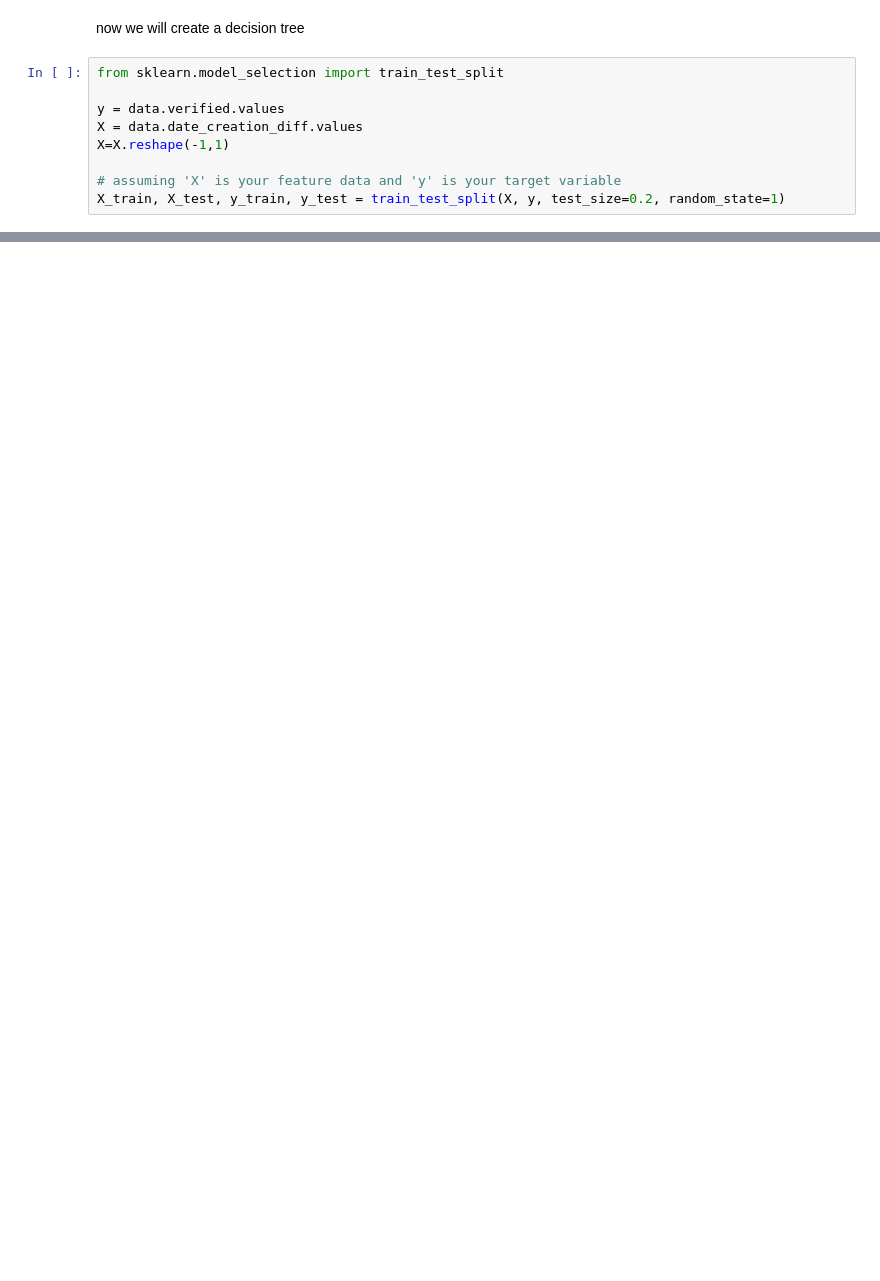
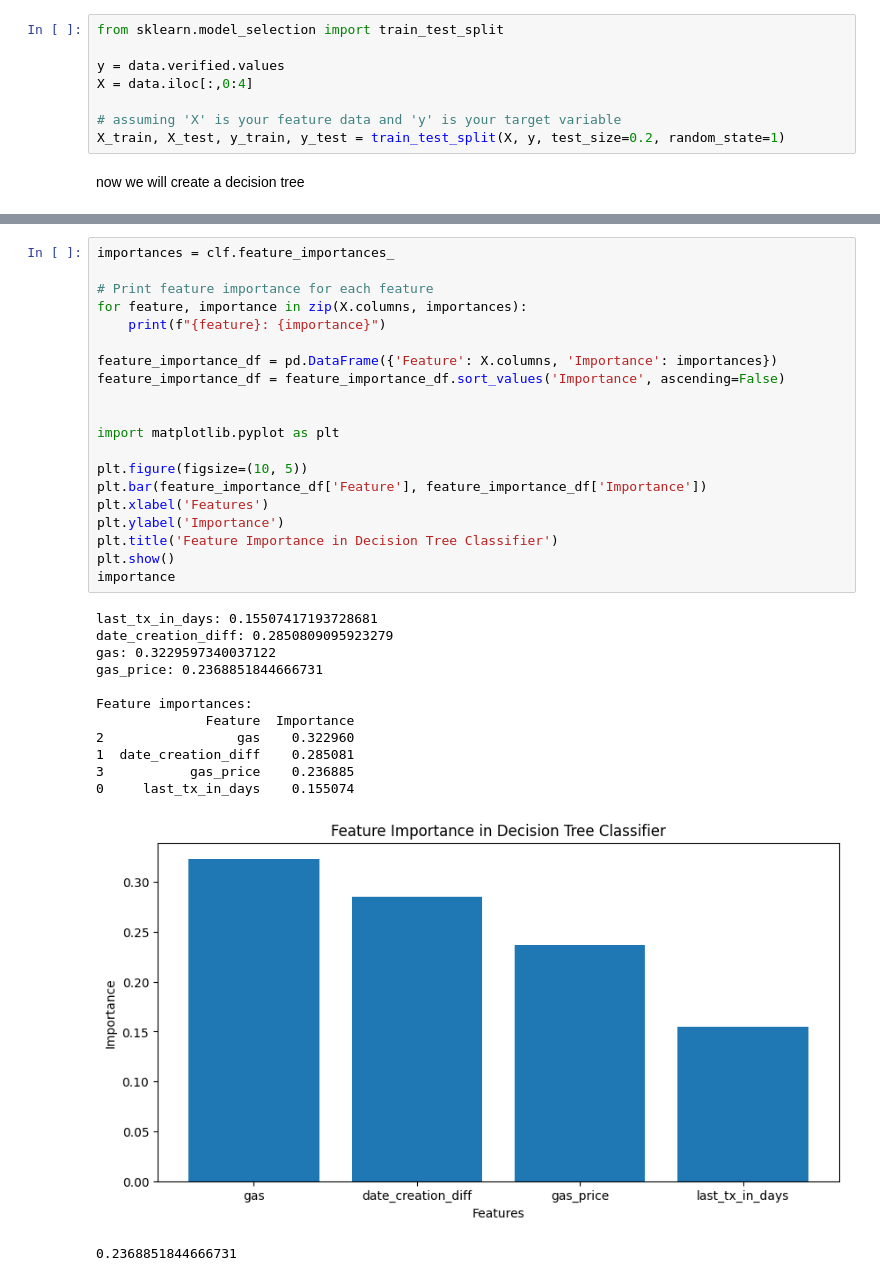
Before and after one commit to EthWiz/ariel-final-project, a Jupyter notebook: ml.ipynb, the cells around one changed output, grey strips where cells are left out. Cells and saved outputs as stored; diff of their text form; blank space fills up the shorter version.

```diff
--- a/ml.ipynb
+++ b/ml.ipynb
@@ -50,13 +50,12 @@ plt.show()
+# %%
+from sklearn.model_selection import train_test_split
+
+y = data.verified.values
+X = data.iloc[:,0:4]
+
+# assuming 'X' is your feature data and 'y' is your target variable
+X_train, X_test, y_train, y_test = train_test_split(X, y, test_size=0.2, random_state=1)
 # %% [markdown]
 now we will create a decision tree
-# %%
-from sklearn.model_selection import train_test_split
-
-y = data.verified.values
-X = data.date_creation_diff.values
-X=X.reshape(-1,1)
-
-# assuming 'X' is your feature data and 'y' is your target variable
-X_train, X_test, y_train, y_test = train_test_split(X, y, test_size=0.2, random_state=1)
 # %%
 from sklearn.tree import DecisionTreeClassifier
@@ -86,0 +86,34 @@ Precision: 0.81
+# %%
+importances = clf.feature_importances_
+
+# Print feature importance for each feature
+for feature, importance in zip(X.columns, importances):
+    print(f"{feature}: {importance}")
+
+feature_importance_df = pd.DataFrame({'Feature': X.columns, 'Importance': importances})
+feature_importance_df = feature_importance_df.sort_values('Importance', ascending=False)
+
+
+import matplotlib.pyplot as plt
+
+plt.figure(figsize=(10, 5))
+plt.bar(feature_importance_df['Feature'], feature_importance_df['Importance'])
+plt.xlabel('Features')
+plt.ylabel('Importance')
+plt.title('Feature Importance in Decision Tree Classifier')
+plt.show()
+importance
+# %% [output]
+last_tx_in_days: 0.15507417193728681
+date_creation_diff: 0.2850809095923279
+gas: 0.3229597340037122
+gas_price: 0.2368851844666731
+
+Feature importances:
+              Feature  Importance
+2                 gas    0.322960
+1  date_creation_diff    0.285081
+3           gas_price    0.236885
+0     last_tx_in_days    0.155074
+[figure, added]
+0.2368851844666731
```
Also changed, not shown: parts of 14 cells of this notebook, 7 other files.
